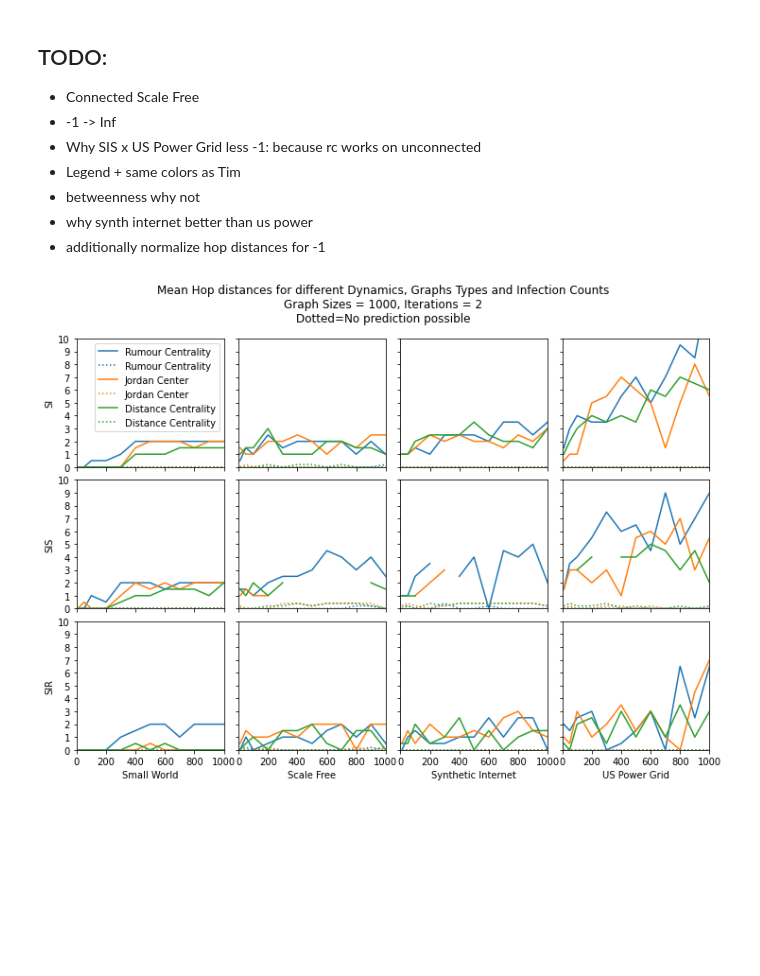
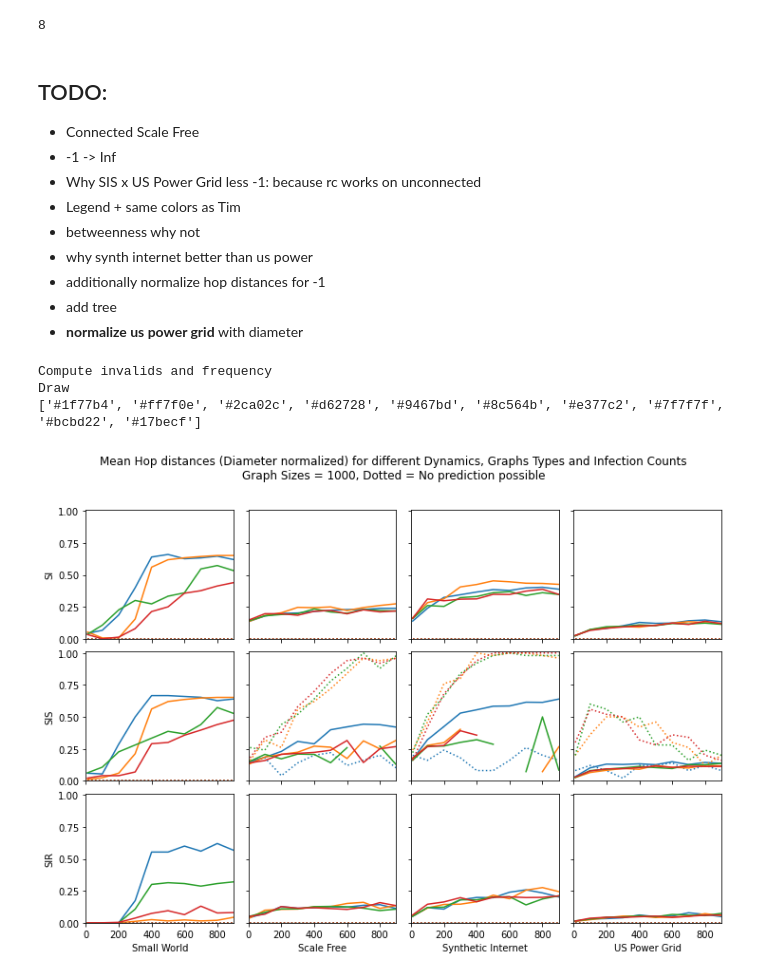
Before and after one commit to Paulpanther/info-flow, a Jupyter notebook: TopologyMatrix.ipynb, the cells around one changed output. Drawn from its saved outputs; the diff is of its cells as text; code cells hidden in the pictures; blank space fills up the shorter version.

Commit message:
Improve performance of matrix

```diff
--- a/TopologyMatrix.ipynb
+++ b/TopologyMatrix.ipynb
@@ -135,19 +179,23 @@ sim_names = ["SI", "SIS", "SIR"]
 
 rc_prediction = lambda infected_g: predict_center(infected_g)
 jo_prediction = lambda infected_g: jo.centers_by_jordan_center(infected_g)
-# bc_prediction = lambda infected_g: jo.centers_by_betweenness_centrality(infected_g)
+bc_prediction = lambda infected_g: jo.centers_by_betweenness_centrality(infected_g)
 dc_prediction = lambda infected_g: jo.centers_by_distance_centrality(infected_g)
-predictors = [(rc_prediction, True), (jo_prediction, False), (dc_prediction, False)]
-predictor_names = ["Rumour Centrality", "Jordan Center", "Distance Centrality"]
+# Predictor, can_predict_disconnected
+predictors = [(rc_prediction, True), (jo_prediction, False), (bc_prediction, False), (dc_prediction, False)]
+predictor_names = ["Rumour Centrality", "Jordan Center", "Betweenness Centrality", "Distance Centrality"]
 
-infection_counts = [10, 50, 100, 200, 300, 400, 500, 600, 700, 800, 900, 1000]
+infection_counts = [10, 100, 200, 300, 400, 500, 600, 700, 800, 900, 1000]
 
 small_world_g = lambda: graph_generator.small_world(1000, 100, 0.1)
 scale_free_g = lambda: nx.Graph(graph_generator.scale_free(1000))
 synthetic_internet_g = lambda: graph_generator.synthetic_internet(1000)
 internet_g = lambda: graph_generator.internet()
 us_power_grid_g = lambda: graph_generator.us_power_grid()
-graphs = [small_world_g, scale_free_g, synthetic_internet_g, us_power_grid_g]
+
+graphs_types = [small_world_g, scale_free_g, synthetic_internet_g, us_power_grid_g]
 graph_names = ["Small World", "Scale Free", "Synthetic Internet", "US Power Grid"]
 
 # exceptions = [(0, 2, 1), (1, 2, 1), (2, 2, 1)]
+graph_counts = 5
+simulation_times = 10
@@ -154 +283,3 @@ graph_names = ["Small World", "Scale Free", "Synthetic Internet", "US Power Grid
+# %%
+sim_data = load("sim_data_2_aborted")[0:9] + load("sim_data_3")
 # %%
@@ -188,8 +300,0 @@ KeyboardInterrupt
-# %%
-import pickle
-import os.path
-
-if not os.path.exists("matrix2.pickle"):
-    with open("matrix2.pickle", "wb") as f:
-        print("Look Morty, I turned myself into a pickle")
-        pickle.dump(data, f)
@@ -216,3 +301,8 @@ for i, i_data in enumerate(data):
+# %%
+freq_data = sim_data[0:8]
+len(freq_data)
+# %% [output]
+8
 # %% [markdown]
 ## TODO:
 - Connected Scale Free
@@ -222,9 +312,14 @@ for i, i_data in enumerate(data):
 - betweenness why not
 - why synth internet better than us power
 - additionally normalize hop distances for -1
+- add tree
+- **normalize us power grid** with diameter
 # %%
-fig = avg_matrix(len(simulations), len(graphs), len(predictors), infection_counts, data, sim_names, graph_names, predictor_names, (1000, 10), (200, 1))
-fig.suptitle(f"Mean Hop distances for different Dynamics, Graphs Types and Infection Counts\nGraph Sizes = 1000, Iterations = {times}\nDotted=No prediction possible")
+fig = avg_matrix(len(simulations), len(graph_names), len(predictors), infection_counts[0:10], sim_data, sim_names, graph_names, predictor_names, (900, 1.01), (200, 0.25))
+fig.suptitle(f"Mean Hop distances (Diameter normalized) for different Dynamics, Graphs Types and Infection Counts\nGraph Sizes = 1000, Dotted = No prediction possible")
 plt.show()
 # %% [output]
+Compute invalids and frequency
+Draw
+['#1f77b4', '#ff7f0e', '#2ca02c', '#d62728', '#9467bd', '#8c564b', '#e377c2', '#7f7f7f', '#bcbd22', '#17becf']
-[figure, old version]
+[figure, new version]
```
Also changed, not shown: parts of 9 cells of this notebook.
